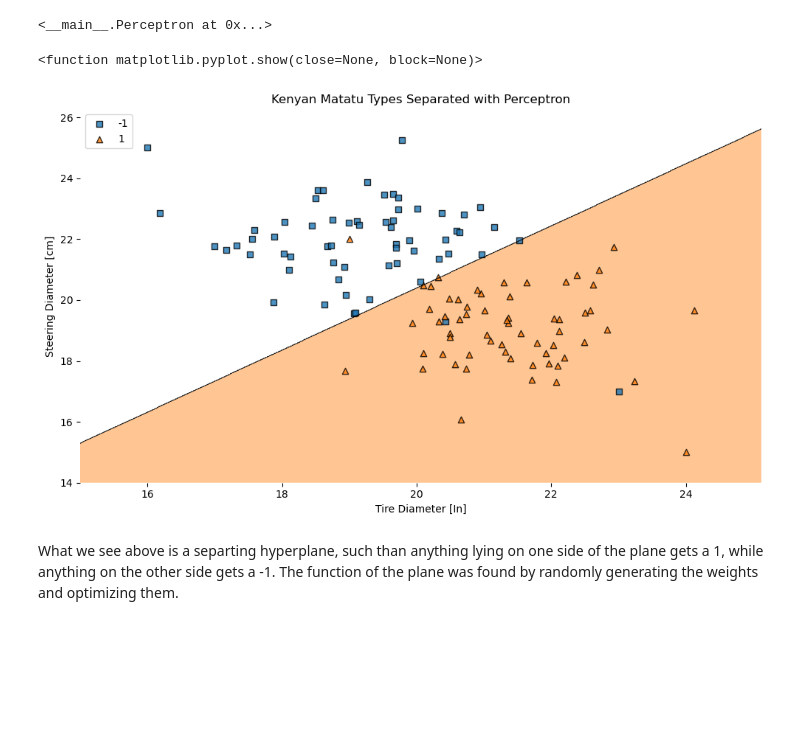
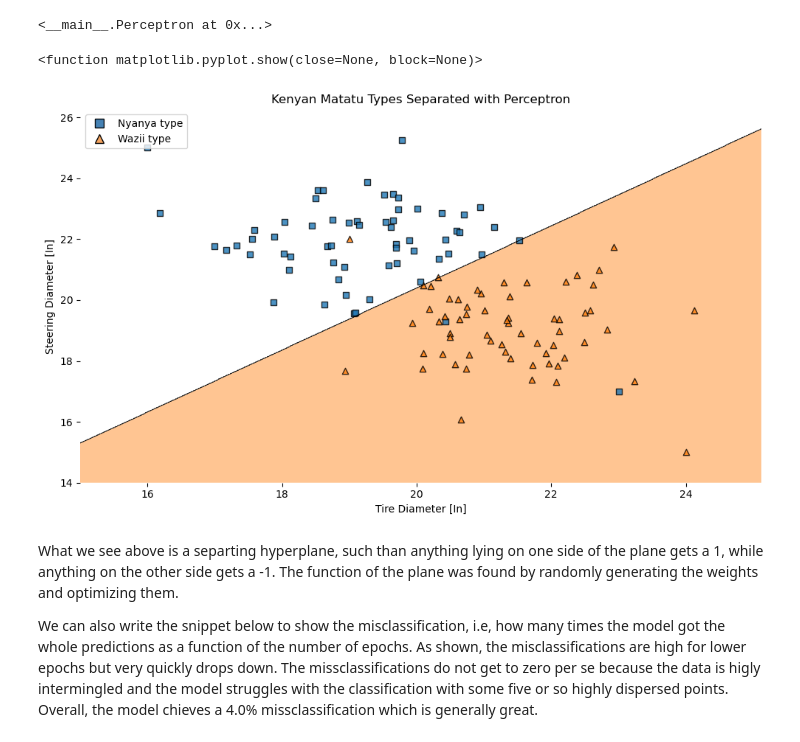
Before and after one commit to mmutugi/Data-Science-and-Machine-Learning, a Jupyter notebook: Supervised-Learning/The Perceptron/Perceptron.ipynb, the cells around one changed output. Drawn from its saved outputs; the diff is of its cells as text; code cells hidden in the pictures; blank space fills up the shorter version.

```diff
--- a/Supervised-Learning/The Perceptron/Perceptron.ipynb
+++ b/Supervised-Learning/The Perceptron/Perceptron.ipynb
@@ -112,50 +115,68 @@ y = np.where(y== "Wazii", 1,-1 )
 
 x= df[["Tire_Diameter" , "Steering_Diameter"]].iloc[:125].values
 # %%
+from tqdm import trange
+
 class Perceptron(object):
-   def __init__(self, eta = .5, epochs=50):
+   def __init__(self, eta = 0.5, epochs=50):
       self.eta = eta
       self.epochs = epochs
 
 
    def train(self, x, y):
       self.w_ = np.random.rand(1 + x.shape[1])
-      self.errors = []
-      for _ in range(self.epochs):
+      self.errors_ = []
+
+      for _ in trange(self.epochs, desc = "Training Progress"):
             errors = 0
             for xi, target in zip(x,y):
                 update = self.eta * self.predict(xi) - target
-                self.w_[:-1] -= update *xi
+                self.w_[:-1] -= update * xi
                 self.w_[-1] -= update
-                errors = int(update !=0 )
-            self.errors.append(errors)
+                errors += int(self.predict(xi) != target)
+                #errors += int(update !=0 )
+            if errors == 0:
+                return self
+            else:
+               self.errors_.append(errors)
 
       return self
 
 
-   def net_imput (self,x):
+   def net_input (self,x):
         return np.dot(x, self.w_[:-1]) + self.w_[-1]
 
    def predict (self,x):
-        return np.where(self.net_imput(x) >=0 ,1, -1)
+        return np.where(self.net_input(x) >= 0 ,1,-1)
 # %%
-percep = Perceptron(epochs = 20_000)
+trial = Perceptron(epochs = 10_000)
 
-percep.train(x,y)
+trial.train(x,y)
 # %% [output]
 <__main__.Perceptron at 0x...>
 # %%
+from matplotlib.lines import Line2D
 plt.figure(figsize = (10 , 6) )
-plot_decision_regions(x,y, clf = percep)
+plot_decision_regions(x,y, clf = trial)
 
 plt.title("Kenyan Matatu Types Separated with Perceptron")
 plt.xlabel("Tire Diameter [In]")
-plt.ylabel("Steering Diameter [cm]")
-plt.legend(loc = "upper left")
+plt.ylabel("Steering Diameter [In]")
+
+custom_legend = [
+    Line2D([0], [0], marker='s', color='w', label='Nyanya type',
+           markerfacecolor='steelblue', markeredgecolor='black', markersize=8),
+    Line2D([0], [0], marker='^', color='w', label='Wazii type',
+           markerfacecolor='sandybrown', markeredgecolor='black', markersize=8)
+]
+
+plt.legend(handles=custom_legend, loc="upper left")
 plt.tight_layout()
 plt.show
 # %% [output]
 <function matplotlib.pyplot.show(close=None, block=None)>
-[figure, old version]
+[figure, new version]
 # %% [markdown]
 What we see above is a separting hyperplane, such than anything lying on one side of the plane gets a 1, while anything on the other side gets a -1. The function of the plane was found by randomly generating the weights and optimizing them.
+
+We can also write the snippet below to show the misclassification, i.e, how many times the model got the whole predictions as a function of the number of epochs. As shown, the misclassifications are high for lower epochs but very quickly drops down. The missclassifications do not get to zero per se because the data is higly intermingled and the model struggles with the classification with some five or so highly dispersed points. Overall, the model chieves a 4.0% missclassification which is generally great.
```
Also changed, not shown: parts of 6 cells of this notebook, 1 other file.
